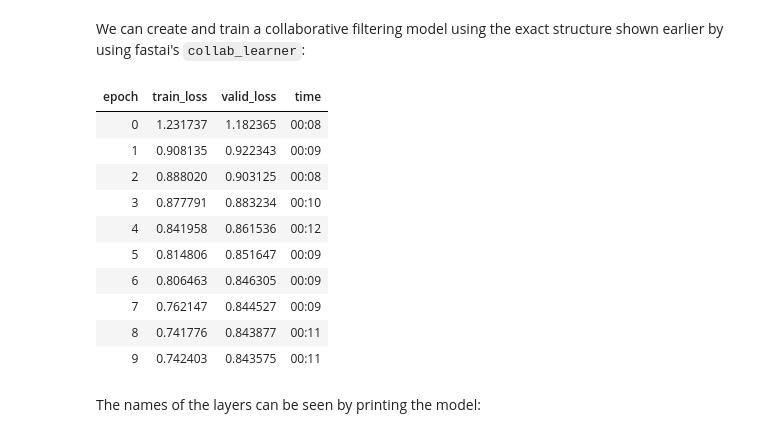
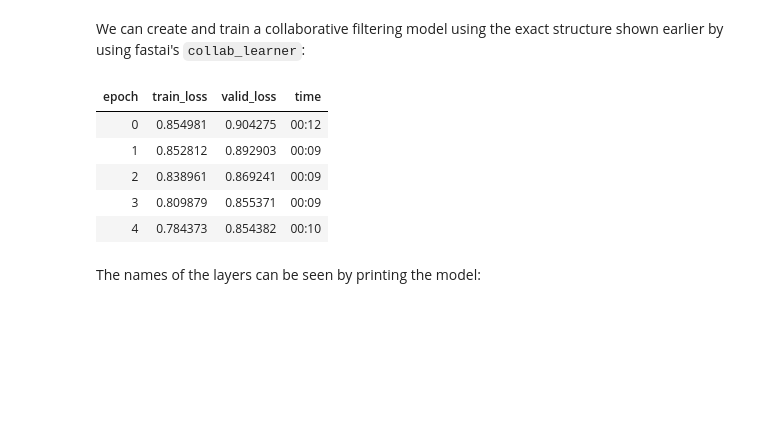
Before and after one commit to afortuny/DeepLearningFastAI, a Jupyter notebook: 09_Collaborative Filtering .ipynb, the cells around one changed output. Drawn from its saved outputs; the diff is of its cells as text; code cells hidden in the pictures; blank space fills up the shorter version.

```diff
--- a/09_Collaborative Filtering .ipynb
+++ b/09_Collaborative Filtering .ipynb
@@ -500,19 +477,14 @@ We can create and train a collaborative filtering model using the exact structur
 # %%
 learn = collab_learner(dls, n_factors=5, y_range=(0, 5.5)) # keep 5 latent factors as performance is acceptable and interpretability is much higher
 # %%
-learn.fit_one_cycle(10, 5e-3, wd=0.1)
+learn.fit_one_cycle(5, 5e-3, wd=0.1)
 # %% [output]
 | epoch | train_loss | valid_loss | time |
-| 0 | 1.231737 | 1.182365 | 00:08 |
-| 1 | 0.908135 | 0.922343 | 00:09 |
-| 2 | 0.888020 | 0.903125 | 00:08 |
-| 3 | 0.877791 | 0.883234 | 00:10 |
-| 4 | 0.841958 | 0.861536 | 00:12 |
-| 5 | 0.814806 | 0.851647 | 00:09 |
-| 6 | 0.806463 | 0.846305 | 00:09 |
-| 7 | 0.762147 | 0.844527 | 00:09 |
-| 8 | 0.741776 | 0.843877 | 00:11 |
-| 9 | 0.742403 | 0.843575 | 00:11 |
+| 0 | 0.854981 | 0.904275 | 00:12 |
+| 1 | 0.852812 | 0.892903 | 00:09 |
+| 2 | 0.838961 | 0.869241 | 00:09 |
+| 3 | 0.809879 | 0.855371 | 00:09 |
+| 4 | 0.784373 | 0.854382 | 00:10 |
 # %% [markdown]
 The names of the layers can be seen by printing the model:
 # %%
```
Also changed, not shown: parts of 25 cells of this notebook.
